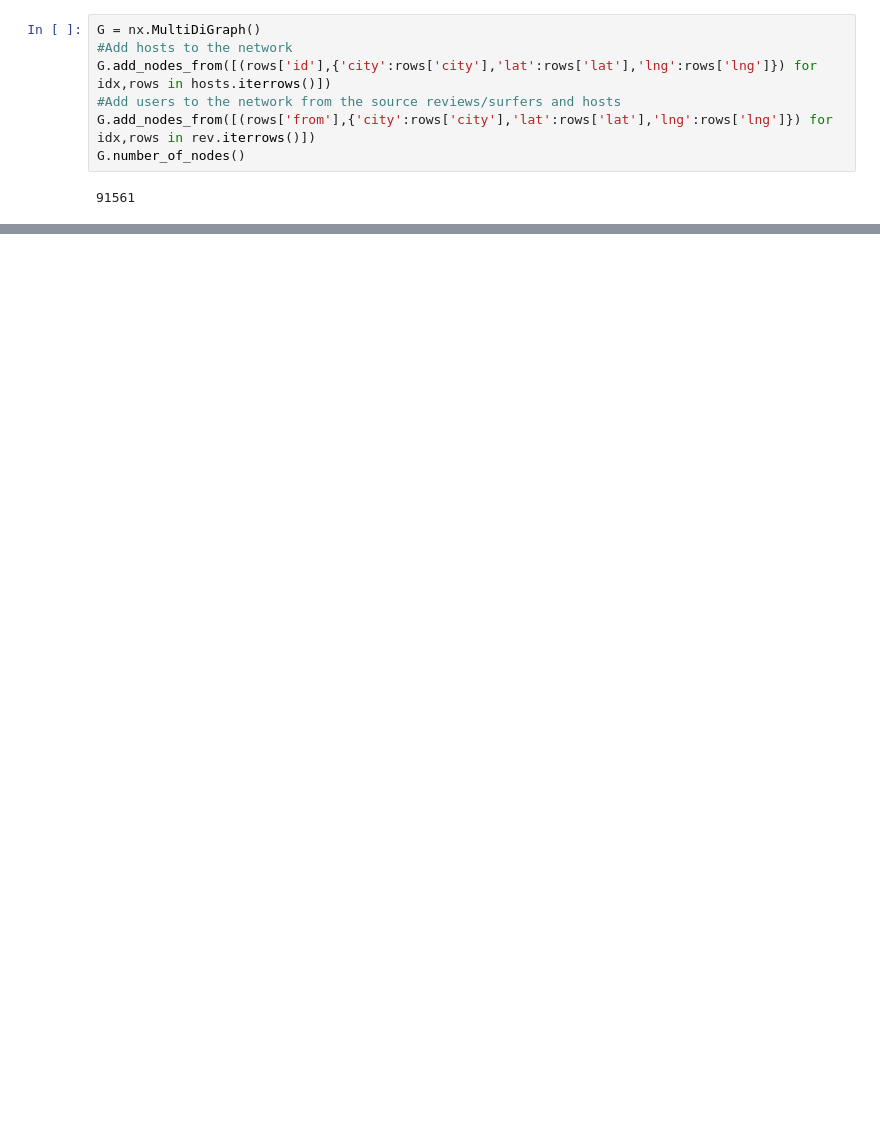
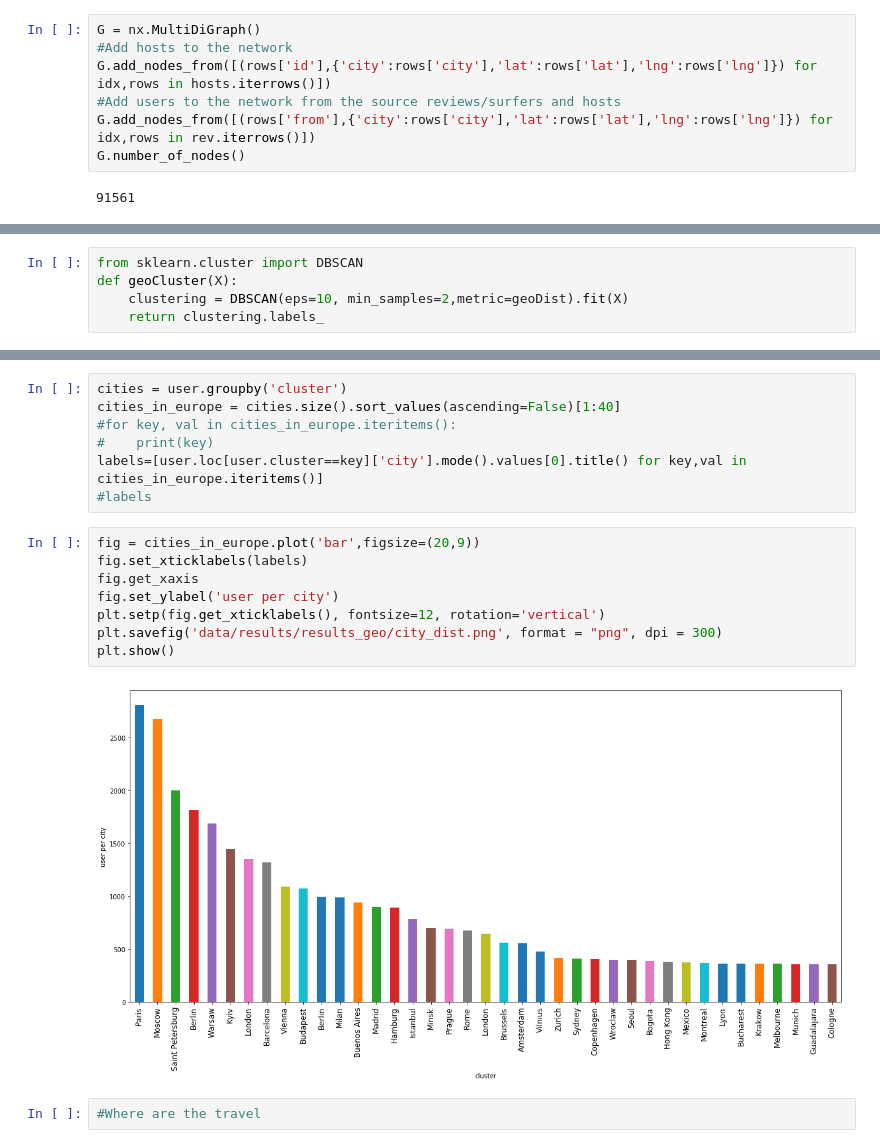
Before and after one commit to eikekutz/SocialGraphFinalProject, a Jupyter notebook: Part2-GeographicalNetwork.ipynb, the cells around one changed output, grey strips where cells are left out. Cells and saved outputs as stored; diff of their text form; blank space fills up the shorter version.

```diff
--- a/Part2-GeographicalNetwork.ipynb
+++ b/Part2-GeographicalNetwork.ipynb
@@ -242,0 +155,5 @@ dtype: object
+# %%
+from sklearn.cluster import DBSCAN
+def geoCluster(X):
+    clustering = DBSCAN(eps=10, min_samples=2,metric=geoDist).fit(X)
+    return clustering.labels_
@@ -242,0 +325,19 @@ dtype: object
+# %%
+cities = user.groupby('cluster')
+cities_in_europe = cities.size().sort_values(ascending=False)[1:40]
+#for key, val in cities_in_europe.iteritems():
+#    print(key)
+labels=[user.loc[user.cluster==key]['city'].mode().values[0].title() for key,val in cities_in_europe.iteritems()]
+#labels
+# %%
+fig = cities_in_europe.plot('bar',figsize=(20,9))
+fig.set_xticklabels(labels)
+fig.get_xaxis
+fig.set_ylabel('user per city')
+plt.setp(fig.get_xticklabels(), fontsize=12, rotation='vertical')
+plt.savefig('data/results/results_geo/city_dist.png', format = "png", dpi = 300)
+plt.show()
+# %% [output]
+[figure, added]
+# %%
+#Where are the travel
```
Also changed, not shown: parts of 19 cells of this notebook, 6 other files.
